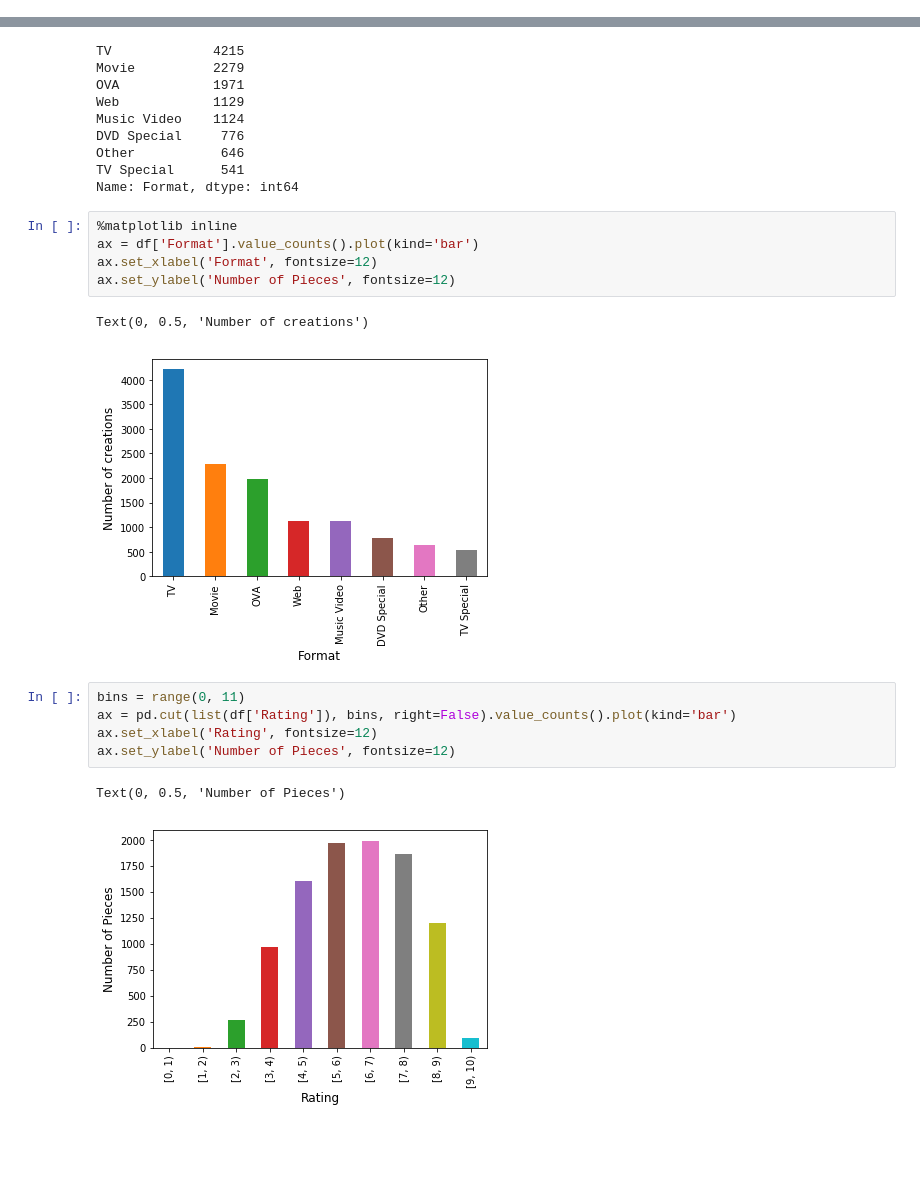
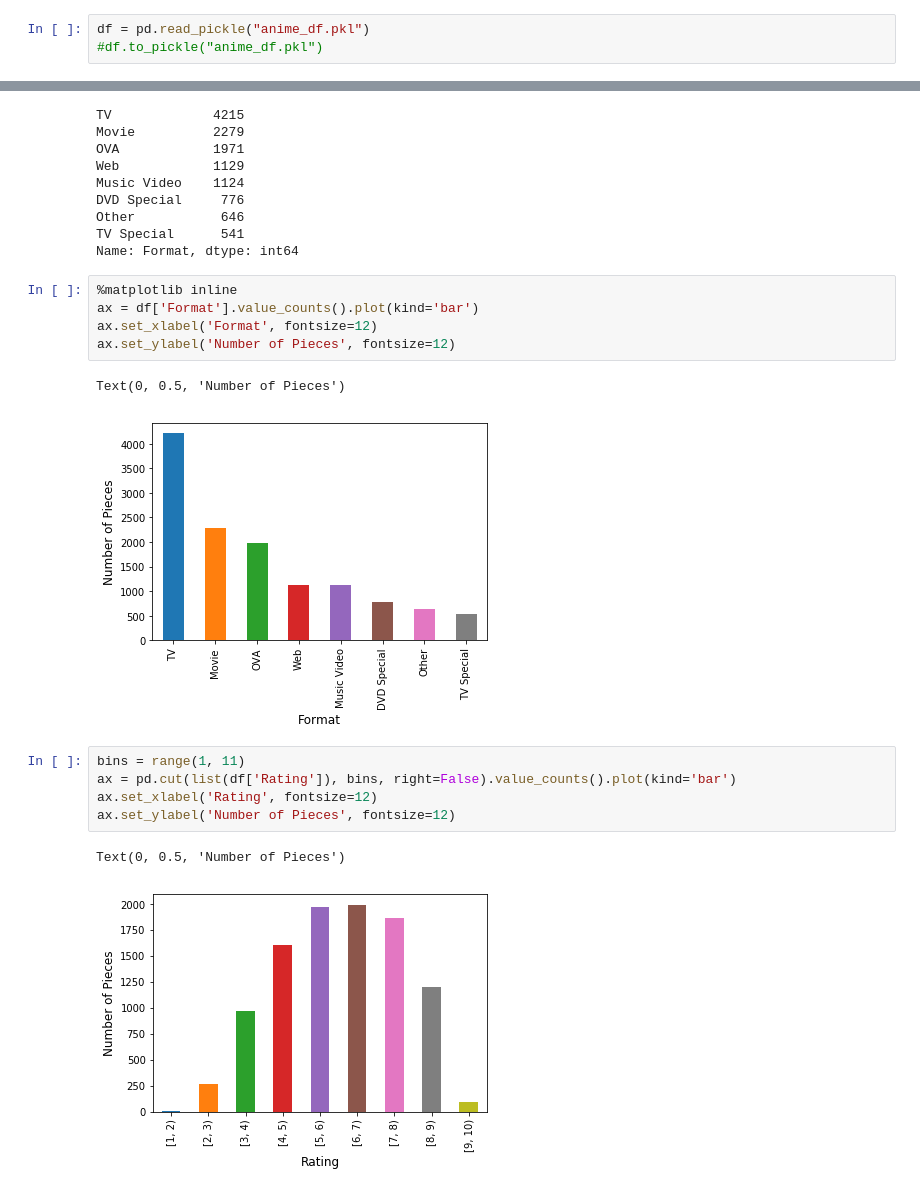
Before and after one commit to datastoryteller/Anime-Analysis, a Jupyter notebook: Anime Analysis.ipynb, the cells around one changed output, grey strips where cells are left out. Cells and saved outputs as stored; diff of their text form; blank space fills up the shorter version.

Commit message:
pickled and analysis cont.

```diff
--- a/Anime Analysis.ipynb
+++ b/Anime Analysis.ipynb
@@ -44,3 +7,6 @@ df['Duration'] = df['Duration'].apply(formatter)
+# %%
+df = pd.read_pickle("anime_df.pkl")
+#df.to_pickle("anime_df.pkl")
 # %%
 df
 # %% [output]
@@ -101,14 +82,14 @@ ax = df['Format'].value_counts().plot(kind='bar')
 ax.set_xlabel('Format', fontsize=12)
 ax.set_ylabel('Number of Pieces', fontsize=12)
 # %% [output]
-Text(0, 0.5, 'Number of creations')
+Text(0, 0.5, 'Number of Pieces')
-[figure, old version]
+[figure, new version]
 # %%
-bins = range(0, 11)
+bins = range(1, 11)
 ax = pd.cut(list(df['Rating']), bins, right=False).value_counts().plot(kind='bar')
 ax.set_xlabel('Rating', fontsize=12)
 ax.set_ylabel('Number of Pieces', fontsize=12)
 # %% [output]
 Text(0, 0.5, 'Number of Pieces')
-[figure, old version]
+[figure, new version]
 # %%
```
Also changed, not shown: parts of 21 cells of this notebook, 3 other files.
